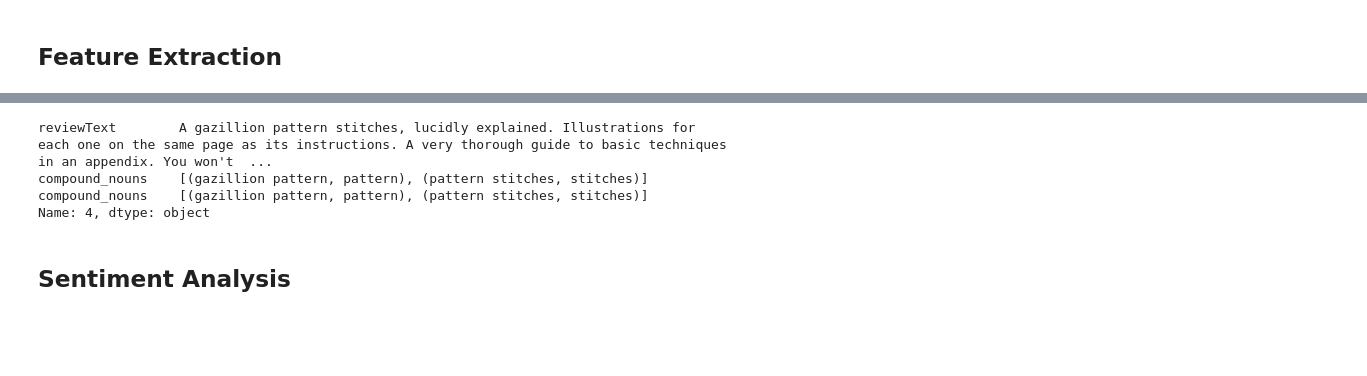
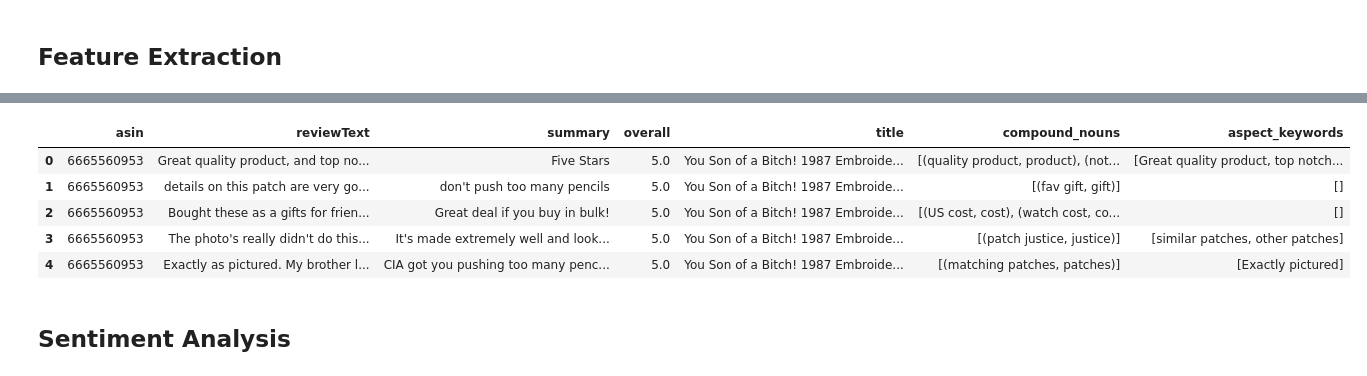
Before and after one commit to esragucukbel/NLP_Term_Project, a Jupyter notebook: NLP_Project.ipynb, the cells around one changed output, grey strips where cells are left out. Saved outputs shown, nothing was run; the diff lists cells and outputs as text; code cells hidden in the pictures; blank space fills up the shorter version.

```diff
--- a/NLP_Project.ipynb
+++ b/NLP_Project.ipynb
@@ -78,16 +104,19 @@ df_sample_review.head(5)
 # %%
 nlp = spacy.load("en_core_web_sm")
 # %%
+# Due to speed of processing only a part of data was included.
+df_joined_dataset = df_joined_dataset.iloc[0:5000,:]
+
 aspect_terms = []
 comp_terms = []
-for x in tqdm(sampling_indexes):
+for x in tqdm(range(len(df_joined_dataset))):
     amod_pairs = []
     advmod_pairs = []
     compound_pairs = []
     xcomp_pairs = []
     neg_pairs = []
-    if len(str(df_sample_review['reviewText'][x])) != 0:
-        lines = str(df_sample_review['reviewText'][x]).split('.')
+    if len(str(df_joined_dataset['reviewText'][x])) != 0:
+        lines = str(df_joined_dataset['reviewText'][x]).split('.')
         for line in lines:
             doc = nlp(line)
             str1=''
@@ -108,43 +137,43 @@ for x in tqdm(sampling_indexes):
                             if mtch is not None:
                                 amod_pairs.remove(str1)
                 if token.pos_ == 'VERB':
                     for j in token.lefts:
                         if j.dep_ == 'advmod' and j.pos_ == 'ADV':
                             advmod_pairs.append(j.text+' '+token.text)
                         if j.dep_ == 'neg' and j.pos_ == 'ADV':
                             neg_pairs.append(j.text+' '+token.text)
                     for j in token.rights:
                         if j.dep_ == 'advmod'and j.pos_ == 'ADV':
                             advmod_pairs.append(token.text+' '+j.text)
                 if token.pos_ == 'ADJ':
                     for j,h in zip(token.rights,token.lefts):
                         if j.dep_ == 'xcomp' and h.dep_ != 'neg':
                             for k in j.lefts:
                                 if k.dep_ == 'aux':
                                     xcomp_pairs.append(token.text+' '+k.text+' '+j.text)
                         elif j.dep_ == 'xcomp' and h.dep_ == 'neg':
                             if k.dep_ == 'aux':
                                     neg_pairs.append(h.text +' '+token.text+' '+k.text+' '+j.text)
         pairs = list(set(amod_pairs+advmod_pairs+neg_pairs+xcomp_pairs))
         for i in range(len(pairs)):
             if len(compound_pairs)!=0:
                 for comp in compound_pairs:
                     mtch = re.search(re.escape(comp[1]),re.escape(pairs[i]))
                     if mtch is not None:
                         pairs[i] = pairs[i].replace(mtch.group(),comp[0])
     aspect_terms.append(pairs)
     comp_terms.append(compound_pairs)
 
-df_sample_review['compound_nouns'] = comp_terms
-df_sample_review['aspect_keywords'] = aspect_terms
-df_sample_review.head()
+df_joined_dataset['compound_nouns'] = comp_terms
+df_joined_dataset['aspect_keywords'] = aspect_terms
+df_joined_dataset.head()
+# %% [output]
+|  | asin | reviewText | summary | overall | title | compound_nouns | aspect_keywords |
+| 0 | 6665560953 | Great quality product, and top no... | Five Stars | 5.0 | You Son of a Bitch! 1987 Embroide... | [(quality product, product), (not... | [Great quality product, top notch... |
+| 1 | 6665560953 | details on this patch are very go... | don't push too many pencils | 5.0 | You Son of a Bitch! 1987 Embroide... | [(fav gift, gift)] | [] |
+| 2 | 6665560953 | Bought these as a gifts for frien... | Great deal if you buy in bulk! | 5.0 | You Son of a Bitch! 1987 Embroide... | [(US cost, cost), (watch cost, co... | [] |
+| 3 | 6665560953 | The photo's really didn't do this... | It's made extremely well and look... | 5.0 | You Son of a Bitch! 1987 Embroide... | [(patch justice, justice)] | [similar patches, other patches] |
+| 4 | 6665560953 | Exactly as pictured. My brother l... | CIA got you pushing too many penc... | 5.0 | You Son of a Bitch! 1987 Embroide... | [(matching patches, patches)] | [Exactly pictured] |
-# %%
-df_sample_review.iloc[4, [2,4,4]]
-# %% [output]
-reviewText        A gazillion pattern stitches, lucidly explained. Illustrations for each one on the same page as its instructions. A very thorough guide to basic techniques in an appendix. You won't  ...
-compound_nouns    [(gazillion pattern, pattern), (pattern stitches, stitches)]
-compound_nouns    [(gazillion pattern, pattern), (pattern stitches, stitches)]
-Name: 4, dtype: object
 # %% [markdown]
 ## Sentiment Analysis<a class="anchor" id="section_1_3"></a>
 # %%
```
Also changed, not shown: parts of 17 cells of this notebook.
